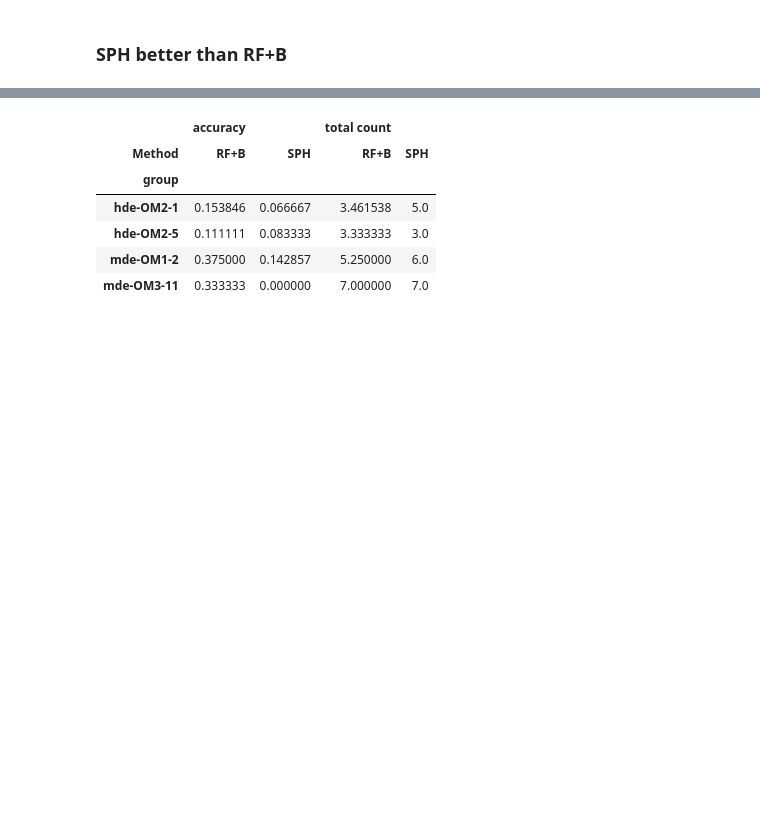
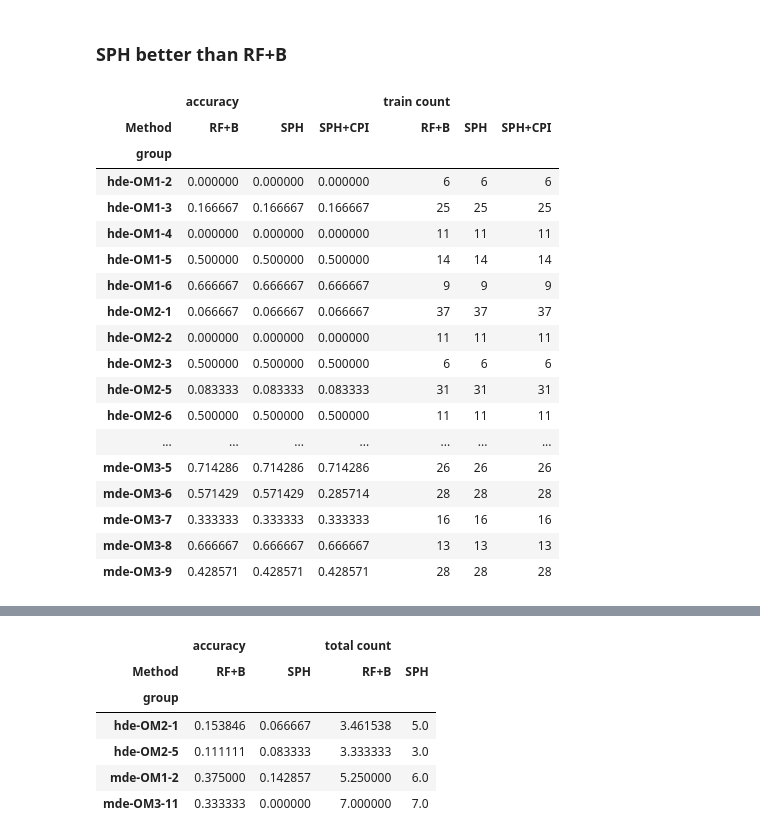
Before and after one commit to IPVS-AS/DataGenerator, a Jupyter notebook: Notebooks_experiments/Untitled.ipynb, the cells around one changed output, grey strips where cells are left out. Cells and saved outputs as stored; diff of their text form; code cells hidden in the pictures; blank space fills up the shorter version.

```diff
--- a/Notebooks_experiments/Untitled.ipynb
+++ b/Notebooks_experiments/Untitled.ipynb
@@ -33,6 +82,27 @@ See the caveats in the documentation: https://pandas.pydata.org/pandas-docs/stab
 # %% [markdown]
 ### SPH better than RF+B
 # %%
-pivot_df = pd.pivot_table(acc_df[acc_df["Method"] != "CPI"], values=["accuracy", "train count"], index=["group", "target"], columns="Method")
+pivot_df = pd.pivot_table(acc_df[acc_df["Method"] != "CPI"], values=["accuracy", "train count"], index=["group"], columns="Method")
+pivot_df
+# %% [output]
+|  | accuracy |  |  | train count |  |  |
+| Method | RF+B | SPH | SPH+CPI | RF+B | SPH | SPH+CPI |
+| group |  |  |  |  |  |  |
+| hde-OM1-2 | 0.000000 | 0.000000 | 0.000000 | 6 | 6 | 6 |
+| hde-OM1-3 | 0.166667 | 0.166667 | 0.166667 | 25 | 25 | 25 |
+| hde-OM1-4 | 0.000000 | 0.000000 | 0.000000 | 11 | 11 | 11 |
+| hde-OM1-5 | 0.500000 | 0.500000 | 0.500000 | 14 | 14 | 14 |
+| hde-OM1-6 | 0.666667 | 0.666667 | 0.666667 | 9 | 9 | 9 |
+| hde-OM2-1 | 0.066667 | 0.066667 | 0.066667 | 37 | 37 | 37 |
+| hde-OM2-2 | 0.000000 | 0.000000 | 0.000000 | 11 | 11 | 11 |
+| hde-OM2-3 | 0.500000 | 0.500000 | 0.500000 | 6 | 6 | 6 |
+| hde-OM2-5 | 0.083333 | 0.083333 | 0.083333 | 31 | 31 | 31 |
+| hde-OM2-6 | 0.500000 | 0.500000 | 0.500000 | 11 | 11 | 11 |
+| ... | ... | ... | ... | ... | ... | ... |
+| mde-OM3-5 | 0.714286 | 0.714286 | 0.714286 | 26 | 26 | 26 |
+| mde-OM3-6 | 0.571429 | 0.571429 | 0.285714 | 28 | 28 | 28 |
+| mde-OM3-7 | 0.333333 | 0.333333 | 0.333333 | 16 | 16 | 16 |
+| mde-OM3-8 | 0.666667 | 0.666667 | 0.666667 | 13 | 13 | 13 |
+| mde-OM3-9 | 0.428571 | 0.428571 | 0.428571 | 28 | 28 | 28 |
 # %%
 pivot_df = pd.pivot_table(acc_df[acc_df["Method"].isin( ["SPH", "RF+B"])], values=["accuracy", "total count"], index=["group"], columns="Method")
```
Also changed, not shown: parts of 7 cells of this notebook, 9 other files.
